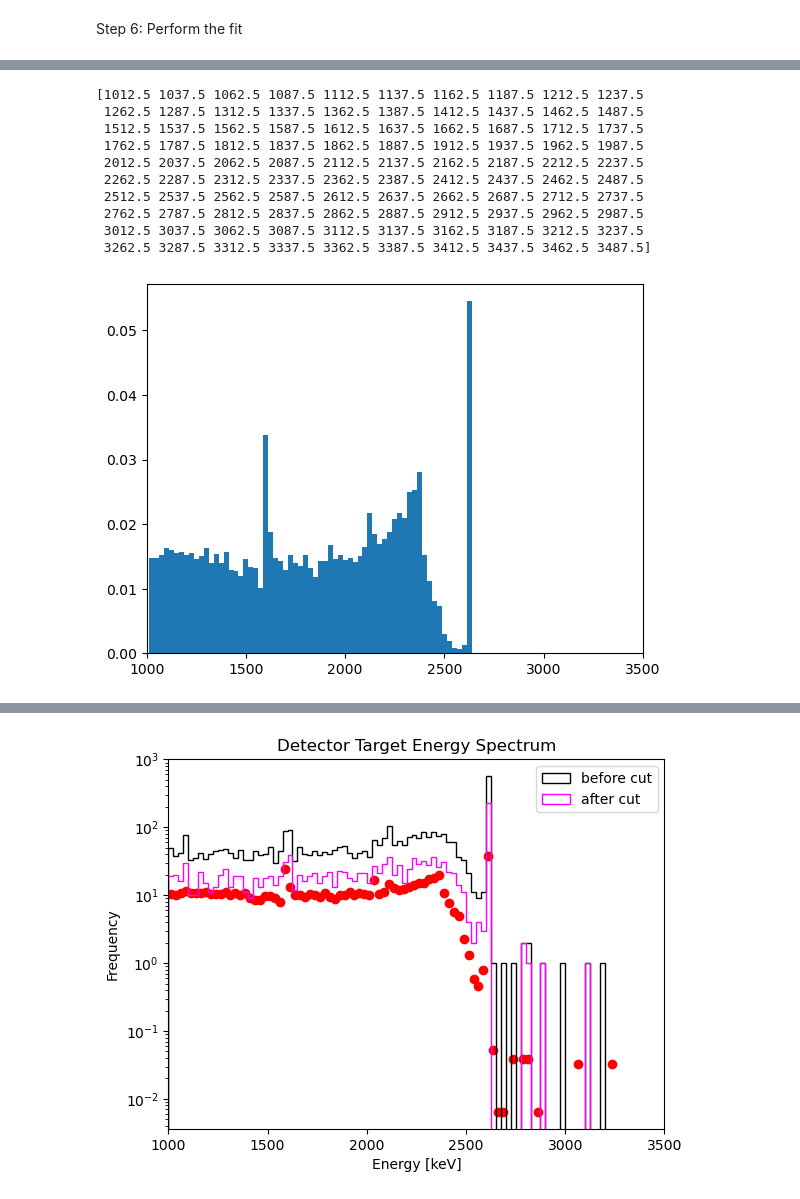
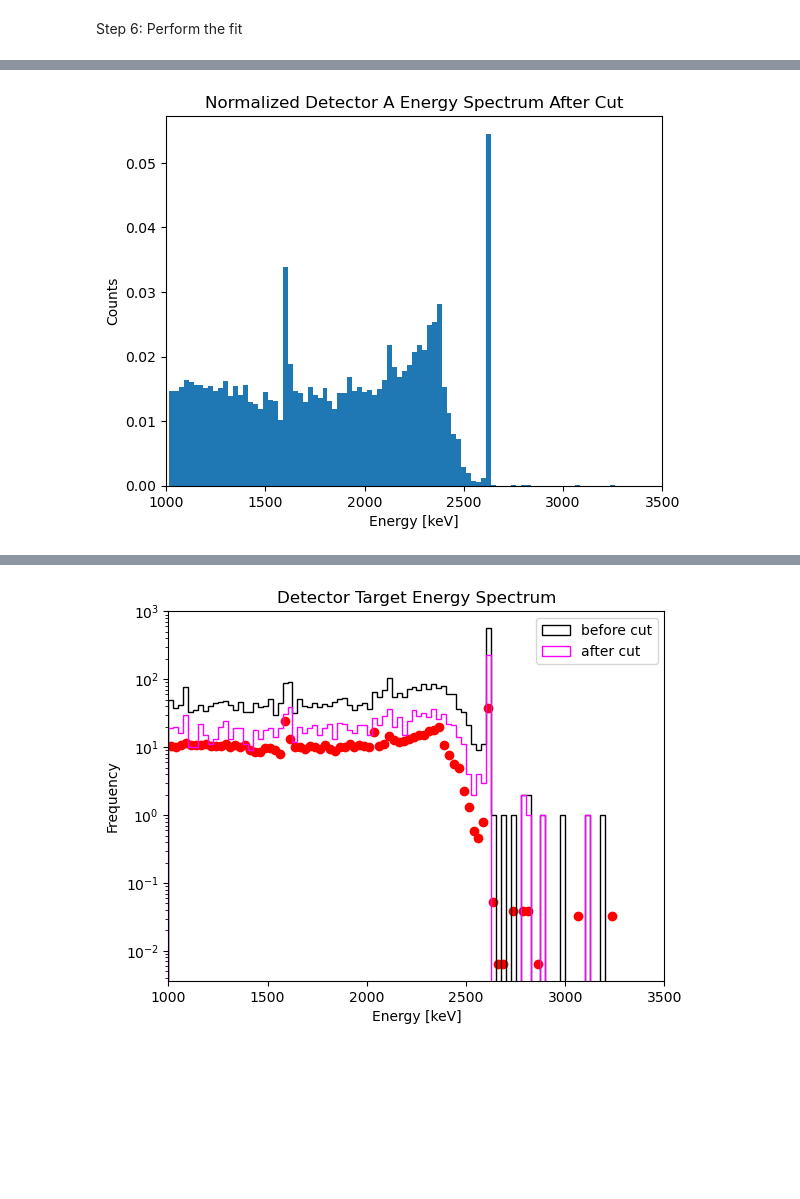
Before and after one commit to Brainz22/DSC291, a Jupyter notebook: finalProject_nb.ipynb, the cells around one changed output, grey strips where cells are left out. Cells and saved outputs as stored; diff of their text form; code cells hidden in the pictures; blank space fills up the shorter version.

```diff
--- a/finalProject_nb.ipynb
+++ b/finalProject_nb.ipynb
@@ -289,25 +276,18 @@ from iminuit import Minuit
 # %%
 counts_A, bin_edges_A = np.histogram(data_A_with_cut['energy'], bins=100, range=(1000, 3500))
 normalized_counts_A = counts_A/(np.sum(counts_A))
 
 bin_width_A = (bin_edges_A[-1] - bin_edges_A[0]) / 100
 bin_centers_A = 0.5 * (bin_edges_A[1:] + bin_edges_A[:-1])
-print(bin_centers_A)
+# print(bin_centers_A)
 plt.bar(bin_edges_A[1:], normalized_counts_A, width=bin_width_A)
 plt.xlim(1000, 3500)
+plt.xlabel("Energy [keV]")
+plt.ylabel("Counts")
+plt.title("Normalized Detector A Energy Spectrum After Cut")
 plt.show()
 # %% [output]
-[1012.5 1037.5 1062.5 1087.5 1112.5 1137.5 1162.5 1187.5 1212.5 1237.5
- 1262.5 1287.5 1312.5 1337.5 1362.5 1387.5 1412.5 1437.5 1462.5 1487.5
- 1512.5 1537.5 1562.5 1587.5 1612.5 1637.5 1662.5 1687.5 1712.5 1737.5
- 1762.5 1787.5 1812.5 1837.5 1862.5 1887.5 1912.5 1937.5 1962.5 1987.5
- 2012.5 2037.5 2062.5 2087.5 2112.5 2137.5 2162.5 2187.5 2212.5 2237.5
- 2262.5 2287.5 2312.5 2337.5 2362.5 2387.5 2412.5 2437.5 2462.5 2487.5
- 2512.5 2537.5 2562.5 2587.5 2612.5 2637.5 2662.5 2687.5 2712.5 2737.5
- 2762.5 2787.5 2812.5 2837.5 2862.5 2887.5 2912.5 2937.5 2962.5 2987.5
- 3012.5 3037.5 3062.5 3087.5 3112.5 3137.5 3162.5 3187.5 3212.5 3237.5
- 3262.5 3287.5 3312.5 3337.5 3362.5 3387.5 3412.5 3437.5 3462.5 3487.5]
-[figure, old version]
+[figure, new version]
 # %%
 counts_B, bin_edges_B = np.histogram(data_B_with_cut['energy'], bins=100, range=(1000, 3500))
 normalized_counts_B = counts_B/(np.sum(counts_B))
```
Also changed, not shown: parts of 12 cells of this notebook.
